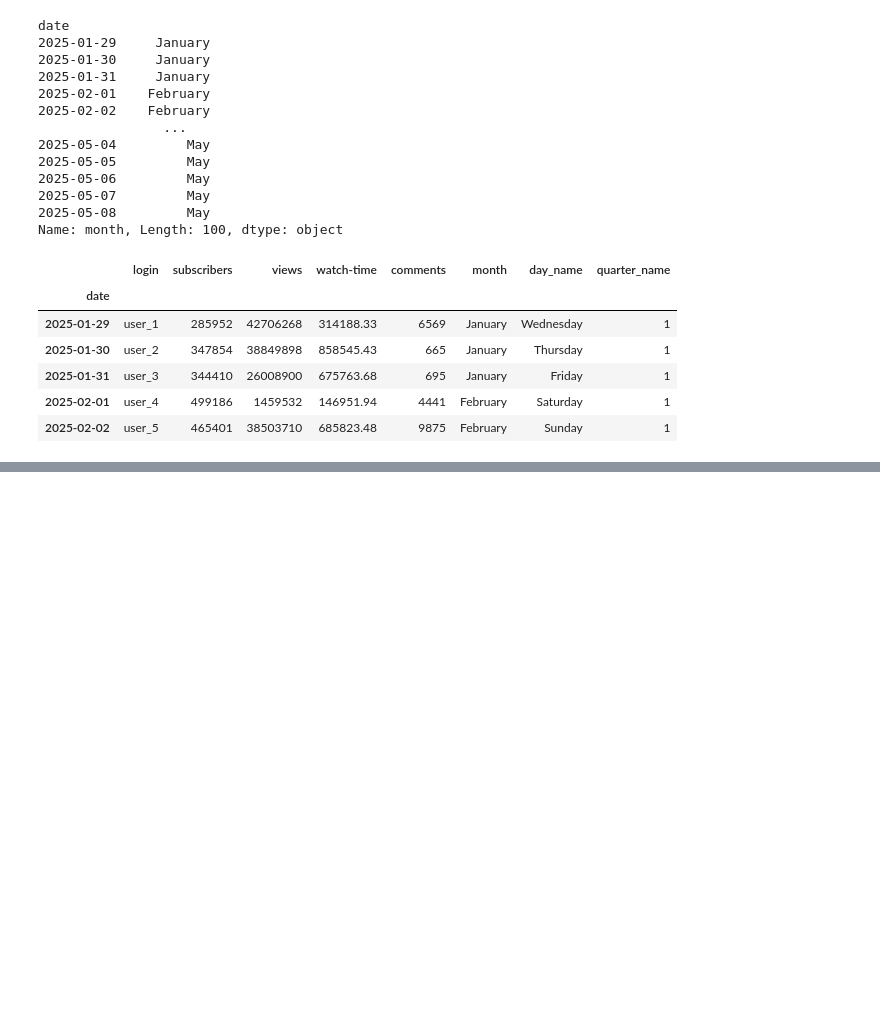
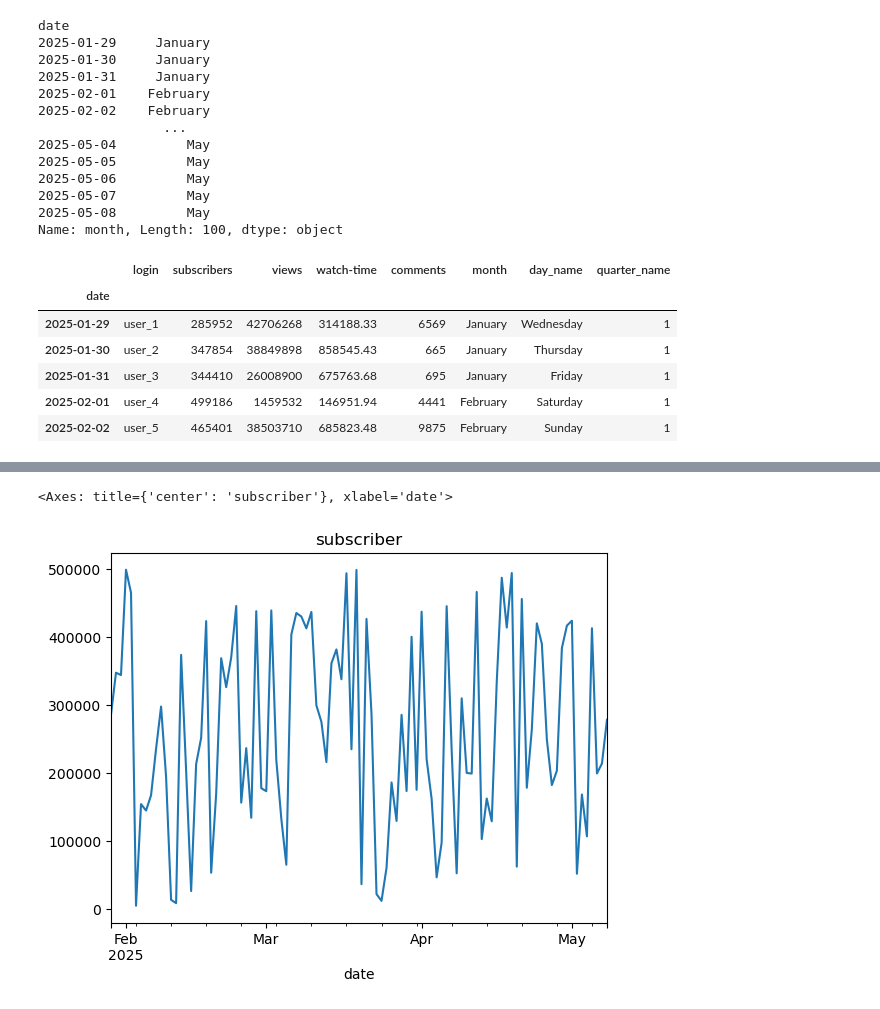
Before and after one commit to nitishrudra3510/DataScience, a Jupyter notebook: Libraries/Pandas/time-series-analysis.ipynb, the cells around one changed output, grey strips where cells are left out. Saved outputs shown, nothing was run; the diff lists cells and outputs as text; code cells hidden in the pictures; blank space fills up the shorter version.

```diff
--- a/Libraries/Pandas/time-series-analysis.ipynb
+++ b/Libraries/Pandas/time-series-analysis.ipynb
@@ -393,0 +481,5 @@ yt.head()
+# %%
+yt['subscribers'].plot(title='subscriber',)
+# %% [output]
+<Axes: title={'center': 'subscriber'}, xlabel='date'>
+[figure, added]
```
Also changed, not shown: parts of 40 cells of this notebook.
